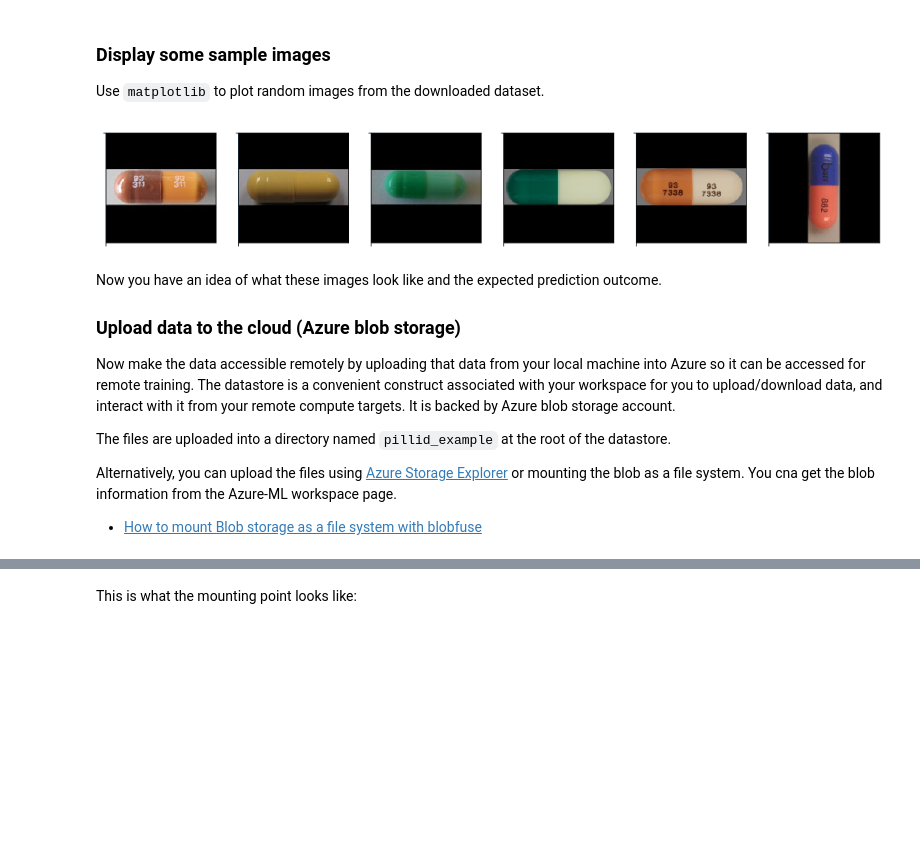
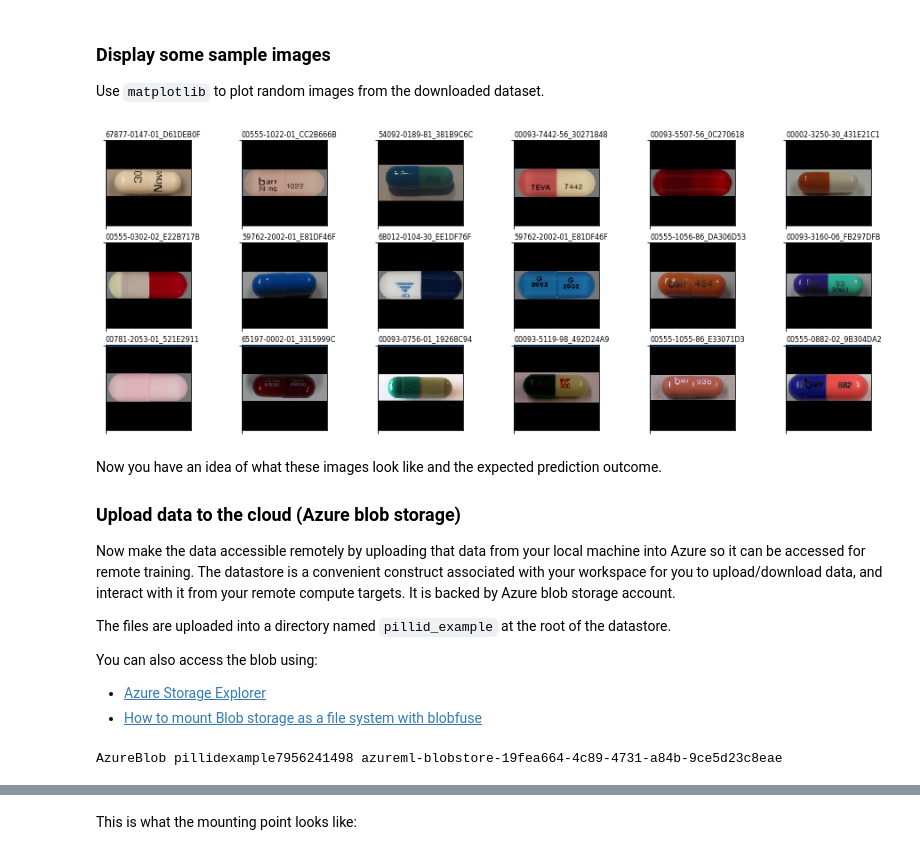
Before and after one commit to usuyama/pillid_azureml_tutorial, a Jupyter notebook: pillid-example.ipynb, the cells around one changed output, grey strips where cells are left out. Saved outputs shown, nothing was run; the diff lists cells and outputs as text; code cells hidden in the pictures; blank space fills up the shorter version.

```diff
--- a/pillid-example.ipynb
+++ b/pillid-example.ipynb
@@ -152,22 +157,27 @@ with ZipFile(local_path, 'r') as zf:
 Use `matplotlib` to plot random images from the downloaded dataset.
 # %%
 from glob import glob
+import pandas as pd
 
-imgs = glob(os.path.join(data_folder, "pill_recognition_azureml_sample", "imgs", "*.jpg"))
+df = pd.read_csv(os.path.join(data_folder, "pill_recognition_azureml_sample", "folds", "C48336_all.csv"))
+img_dir = os.path.join(data_folder, "pill_recognition_azureml_sample", "imgs")
 
 # now let's show some randomly chosen images
-sample_size = 6
+rows = 3
+cols = 6
 plt.figure(figsize = (16, 6))
-for i, p in enumerate(np.random.permutation(imgs)[:sample_size]):
-    plt.subplot(1, sample_size, i + 1)
+for i, r in df.sample(n=rows * cols).reset_index().iterrows():
+    p = os.path.join(img_dir, r['images'])
+    plt.subplot(rows, cols, i + 1)
     plt.axhline('')
     plt.axvline('')
+    plt.text(x=0, y=-10, s=r['label'], fontsize=8)
     img = plt.imread(p)
     plt.imshow(img)
 
 plt.show()
 # %% [output]
-[figure, old version]
+[figure, new version]
 # %% [markdown]
 Now you have an idea of what these images look like and the expected prediction outcome.
 
@@ -177,11 +187,11 @@ Now make the data accessible remotely by uploading that data from your local mac
 
 The files are uploaded into a directory named `pillid_example` at the root of the datastore.
 
-Alternatively, you can upload the files using [Azure Storage Explorer](https://azure.microsoft.com/en-us/features/storage-explorer/) or mounting the blob as a file system. You cna get the blob information from the Azure-ML workspace page.
-
+You can also access the blob using:
+- [Azure Storage Explorer](https://azure.microsoft.com/en-us/features/storage-explorer/)
 - [How to mount Blob storage as a file system with blobfuse](https://docs.microsoft.com/en-us/azure/storage/blobs/storage-how-to-mount-container-linux)
 # %%
 ds = ws.get_default_datastore()
 print(ds.datastore_type, ds.account_name, ds.container_name)
-
-ds.upload(src_dir=data_folder, target_path='pillid_example', overwrite=True, show_progress=True)
+# %% [output]
+AzureBlob pillidexample7956241498 azureml-blobstore-19fea664-4c89-4731-a84b-9ce5d23c8eae
```
Also changed, not shown: parts of 22 cells of this notebook, 2 other files.
